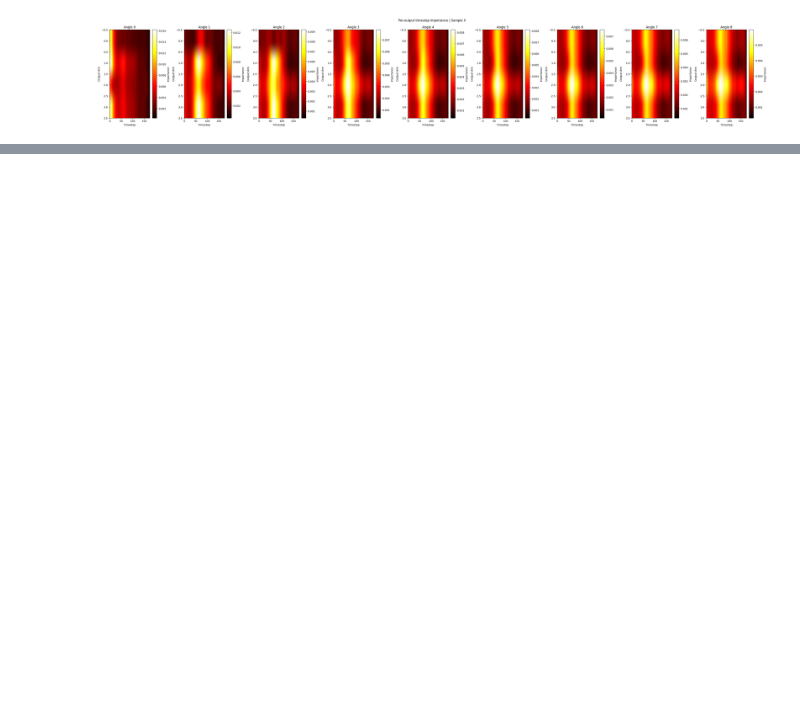
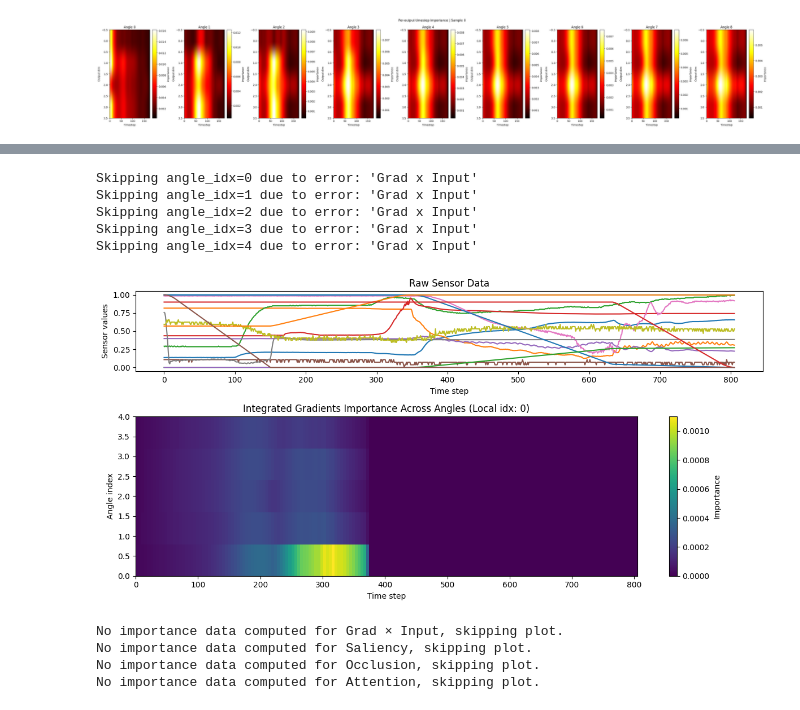
Before and after one commit to arman-niaruhi/temporal-windows-analysis-rotary-tube-bending, a Jupyter notebook: src/pipeline/ml/context-extractor/single_angle_lstm_algorithm.ipynb, the cells around one changed output, grey strips where cells are left out. Drawn from its saved outputs; the diff is of its cells as text; code cells hidden in the pictures; blank space fills up the shorter version.

```diff
--- a/src/pipeline/ml/context-extractor/1.ipynb
+++ b/src/pipeline/ml/context-extractor/single_angle_lstm_algorithm.ipynb
@@ -1,11 +3,7 @@
 # %%
-from utils.random_forest_utils.rf_preprocessing_utils import WindowAlgPreprocessor
-
-rf_preprocessor = WindowAlgPreprocessor(sensors_path="../../../../data/ml/features.csv", target_path="../../../../data/ml/targets.csv")
+rf_preprocessor = WindowAlgPreprocessor(sensors_path="../../../../data/ml/features_machine_and_movement_complete.csv", target_path="../../../../data/ml/targets_movement_complete.csv")
 sensors_df, target_df = rf_preprocessor.read_data()
 sensors_df = rf_preprocessor.feature_selection()
 rf_preprocessor.normalize_angle()
-X = rf_preprocessor.group_and_pad(rf_preprocessor.sensor_df, group_col="Experiment_ID")[50:,::10,:]
-Y = rf_preprocessor.group_and_pad(rf_preprocessor.target_df, group_col="Experiment_ID")[50:,:-2:5,1:]
-#X_rf, Y_rf = rf_preprocessor.prepare_rf_data(X, Y)
-X.shape, Y.shape
+X = rf_preprocessor.group_and_pad(rf_preprocessor.sensor_df, group_col="Experiment_ID")[:,::10,:]
+Y = rf_preprocessor.group_and_pad(rf_preprocessor.target_df, group_col="Experiment_ID")[:,:-2:5,1:]
@@ -388,0 +178,10 @@ Epoch 200 | Loss: 0.005088
+# %%
+from utils.lstm_utils.lstm_preprocessing_utils import WindowAlgPreprocessor
+
+lstm_preprocessor = WindowAlgPreprocessor(sensors_path="../../../../data/ml/features_machine_and_movement_complete.csv", target_path="../../../../data/ml/targets_movement_complete.csv")
+sensors_df, target_df = lstm_preprocessor.read_data()
+sensors_df = lstm_preprocessor.feature_selection()
+lstm_preprocessor.normalize_angle()
+X = lstm_preprocessor.group_and_pad(lstm_preprocessor.sensor_df, group_col="Experiment_ID")[:,:,:]
+Y = lstm_preprocessor.group_and_pad(lstm_preprocessor.target_df, group_col="Experiment_ID")[:,:-2:9,1:]
+X = lstm_preprocessor.patchifier(X=X, window_size=10)
@@ -388,0 +248,3 @@ Epoch 200 | Loss: 0.005088
+# %%
+import joblib
+model = joblib.load("../../../../models/lstm/bi_lstm_movement_machine.joblib")
@@ -389,3 +289,30 @@ Epoch 200 | Loss: 0.005088
+# %%
+from utils.lstm_utils.window_importance_utils import plot_all_importances_for_sample_safe
+
+sample_idx_local = 0
+angle_indices = [0,1,2,3,4]
+num_angles = Y.shape[1] if Y.ndim > 1 else 10
+
+plot_all_importances_for_sample_safe(
+    model,
+    sample_idx_local,
+    angle_indices,
+    X_flat,
+    num_angles,
+    sensors_df=sensors_df,
+    target_feature_idx=0
+)
+# %% [output]
+Skipping angle_idx=0 due to error: 'Grad x Input'
+Skipping angle_idx=1 due to error: 'Grad x Input'
+Skipping angle_idx=2 due to error: 'Grad x Input'
+Skipping angle_idx=3 due to error: 'Grad x Input'
+Skipping angle_idx=4 due to error: 'Grad x Input'
+[figure, added]
+No importance data computed for Grad × Input, skipping plot.
+No importance data computed for Saliency, skipping plot.
+No importance data computed for Occlusion, skipping plot.
+No importance data computed for Attention, skipping plot.
 # %%
 import torch
 import matplotlib.pyplot as plt
```
Also changed, not shown: parts of 8 cells of this notebook, 20 other files.
